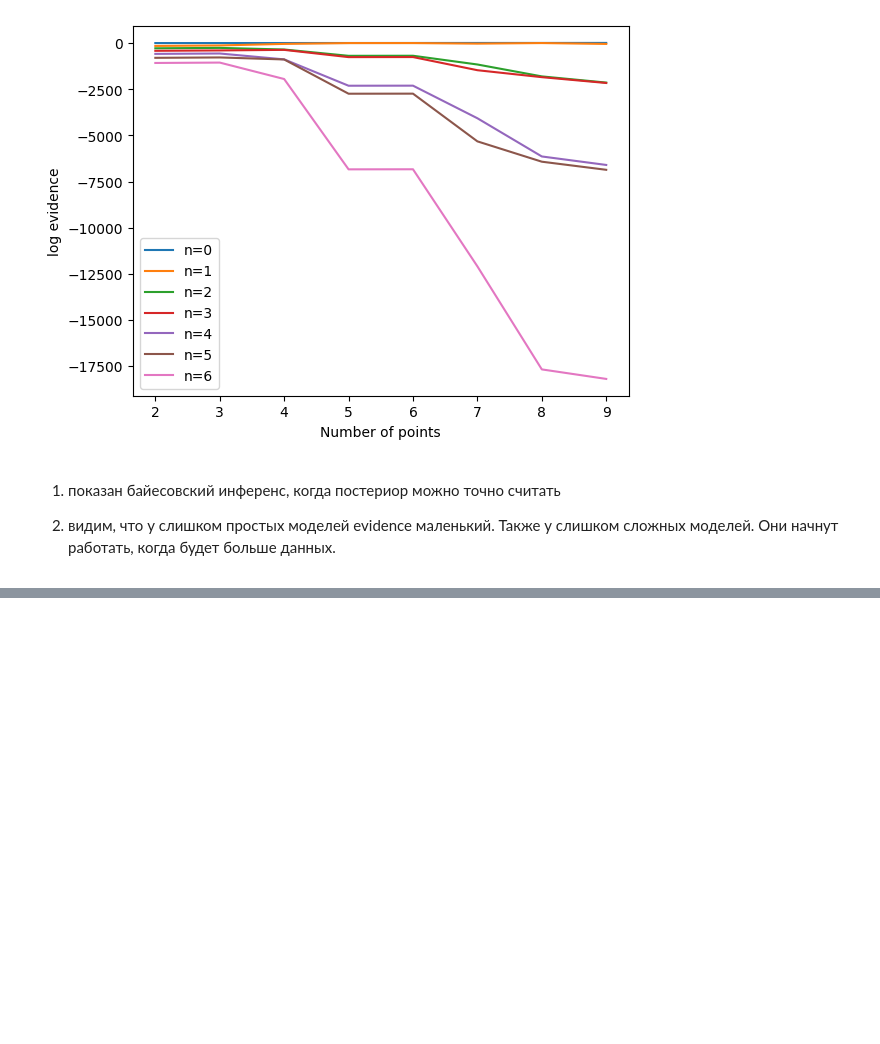
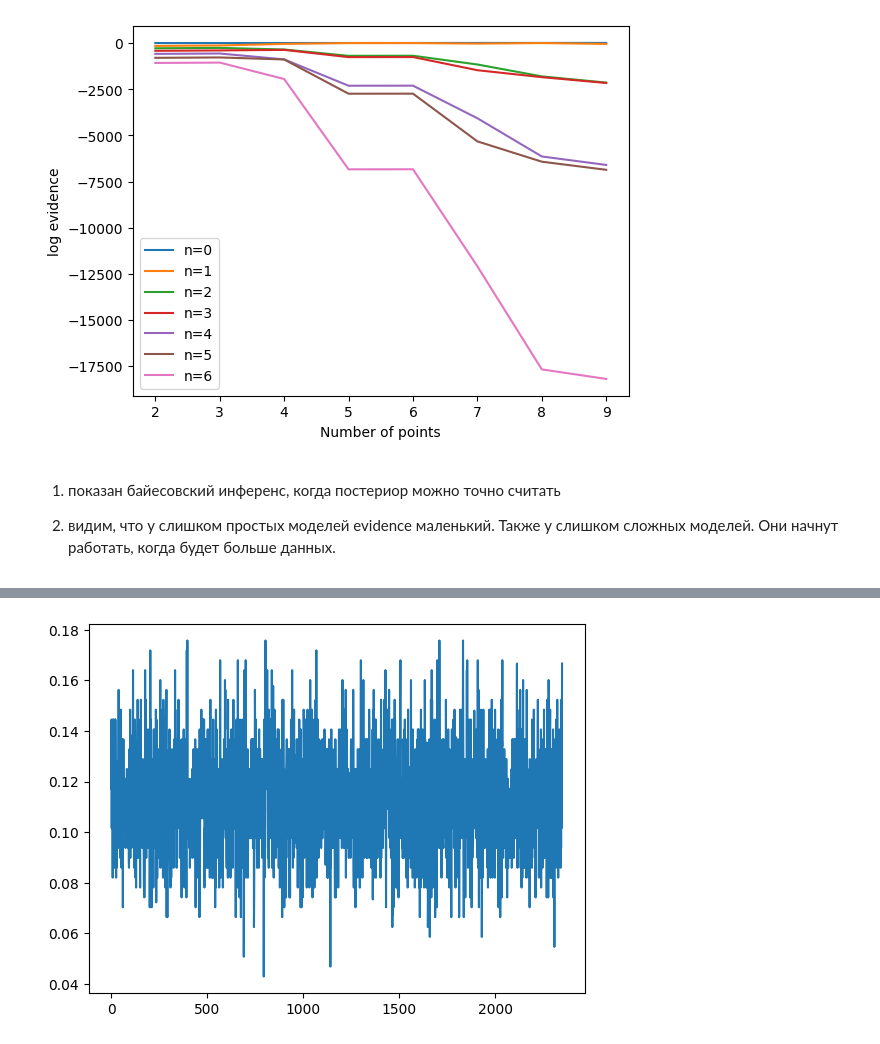
Before and after one commit to intsystems/bayes_deep_compression, a Jupyter notebook: Example.ipynb, the cells around one changed output, grey strips where cells are left out. Saved outputs shown, nothing was run; the diff lists cells and outputs as text; code cells hidden in the pictures; blank space fills up the shorter version.

```diff
--- a/Example.ipynb
+++ b/Example.ipynb
@@ -76,0 +194,6 @@ s
+# %%
+import matplotlib.pyplot as plt
+plt.plot(train_losses['acc'])
+plt.show()
+# %% [output]
+[figure, added]
```
Also changed, not shown: parts of 12 cells of this notebook, 9 other files.
